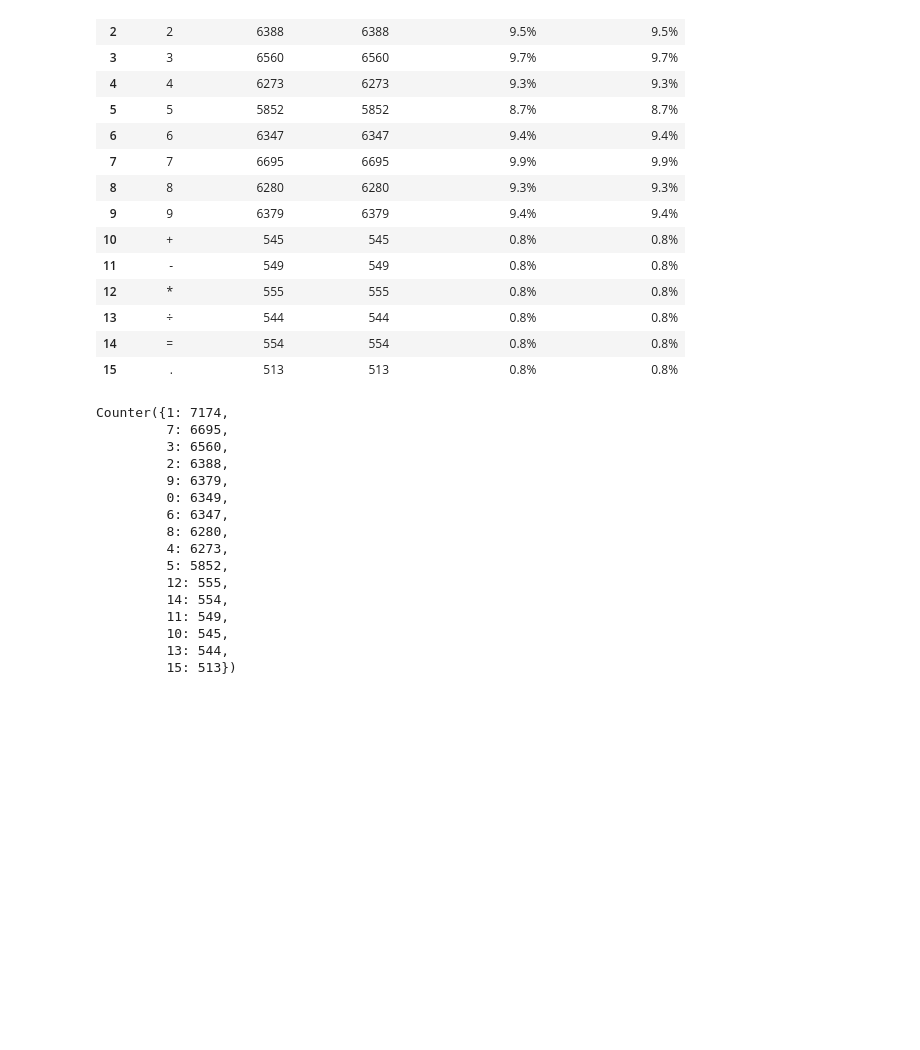
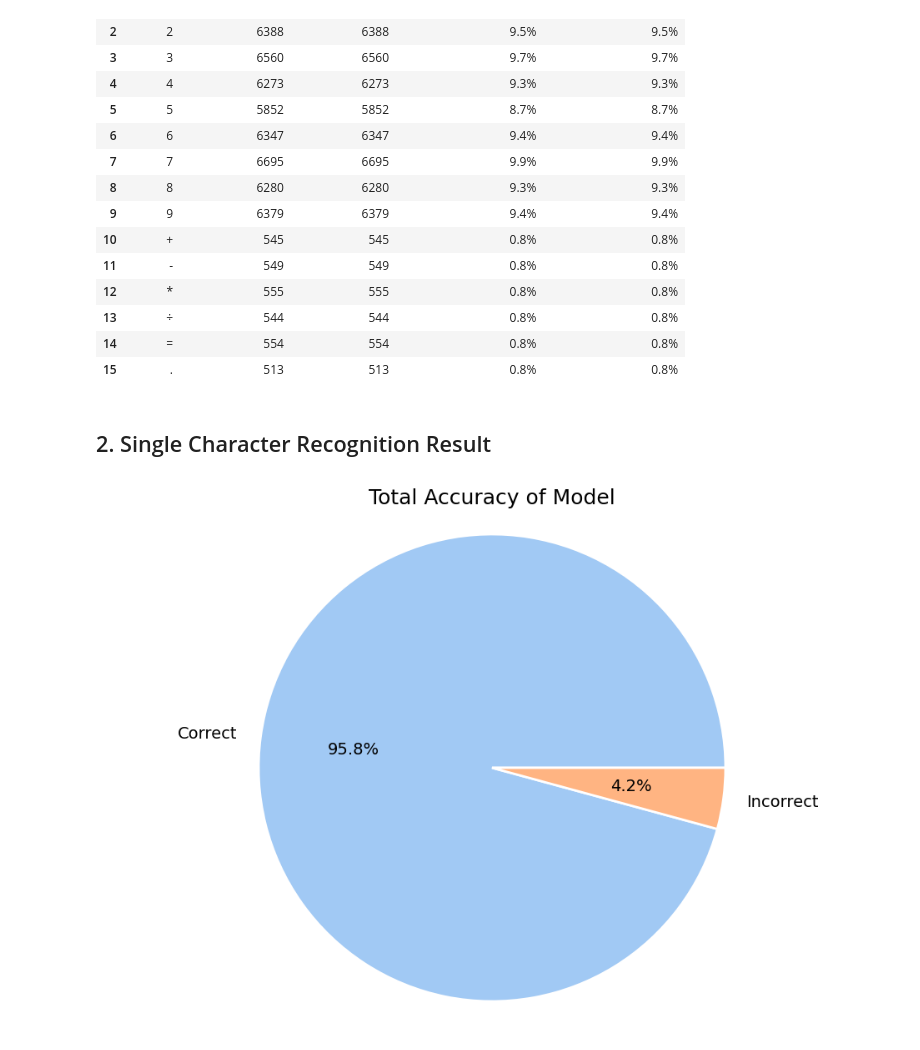
Before and after one commit to cybera1chemist/ECE4513-project, a Jupyter notebook: visualization.ipynb, the cells around one changed output. Saved outputs shown, nothing was run; the diff lists cells and outputs as text; code cells hidden in the pictures; blank space fills up the shorter version.

Commit message:
Add a visualization.ipynb file to the single character recognition result

```diff
--- a/visualization.ipynb
+++ b/visualization.ipynb
@@ -9,11 +9,17 @@ import matplotlib.pyplot as plt
 import seaborn as sns
 import pandas as pd
 from collections import Counter
+from torchvision.utils import make_grid
 %matplotlib inline
-
-sns.set_palette('pastel')
 
 # import custom libaries
 from parameters_settings import *
 from my_lib import *
+
+# Settings of Styles
+sns.set_palette('pastel')
+plt.rcParams['figure.figsize'] = (12, 8)
+plt.rcParams['font.size'] = 14
+plt.rcParams['axes.labelsize'] = 16
+plt.rcParams['axes.titlesize'] = 18
 # %% [markdown]
@@ -21,7 +27,7 @@ from my_lib import *
 # %%
 # Load dataset
-train_set, class_names = load_dataset("./datasets/merged_train.pt")
-test_set, class_names = load_dataset("./datasets/merged_test.pt")
+train_set, class_names = load_dataset("./data/merged_train.pt")
+test_set, class_names = load_dataset("./data/merged_test.pt")
 
 # Display basic information
 print("="*50)
@@ -78,21 +84,43 @@ display(dist_df.style.background_gradient(
 | 14 | = | 554 | 554 | 0.8% | 0.8% |
 | 15 | . | 513 | 513 | 0.8% | 0.8% |
 # %%
-train_counts
+# TODO: display some example images of dataset
-# %% [output]
-Counter({1: 7174,
-         7: 6695,
-         3: 6560,
-         2: 6388,
-         9: 6379,
-         0: 6349,
-         6: 6347,
-         8: 6280,
-         4: 6273,
-         5: 5852,
-         12: 555,
-         14: 554,
-         11: 549,
-         10: 545,
-         13: 544,
-         15: 513})
+# %% [markdown]
+## 2. Single Character Recognition Result
+# %%
+from rcg_single_char import Net
+
+# Load model
+device = torch.device('cuda' if torch.cuda.is_available() else 'cpu')
+model = Net(len(class_names)).to(device)
+model.load_state_dict( torch.load('model.pth', map_location=device) )
+
+# Load test data
+test_images, test_labels = test_set.images, test_set.labels
+
+# Evaluate the model
+def evaluate_model(model, images, labels, batch_size=4):
+    model.eval()
+    all_preds = []
+    all_labels = []
+    with torch.no_grad():
+        for i in range(0, len(images), batch_size):
+            batch_imgs = images[i: i+batch_size].to(device)
+            outputs = model(batch_imgs)
+            _, preds = torch.max(outputs, 1)
+            all_preds.extend(preds.cpu().numpy())
+            all_labels.extend(labels[i: i+batch_size].numpy())
+    return np.array(all_labels), np.array(all_preds)
+
+true_labels, pre_labels = evaluate_model(model, test_images, test_labels)
+acc = np.mean(true_labels==pre_labels)
+
+# plot the result
+plt.pie([acc, 1-acc], labels=['Correct', 'Incorrect'],
+        autopct='%1.1f%%', startangle=0,
+        wedgeprops={'linewidth':2, 'edgecolor':'w'})
+plt.title('Total Accuracy of Model')
+plt.axis('equal')
+plt.show()
+# %% [output]
+[figure, added]
```
Also changed, not shown: parts of 4 cells of this notebook, 4 other files.
